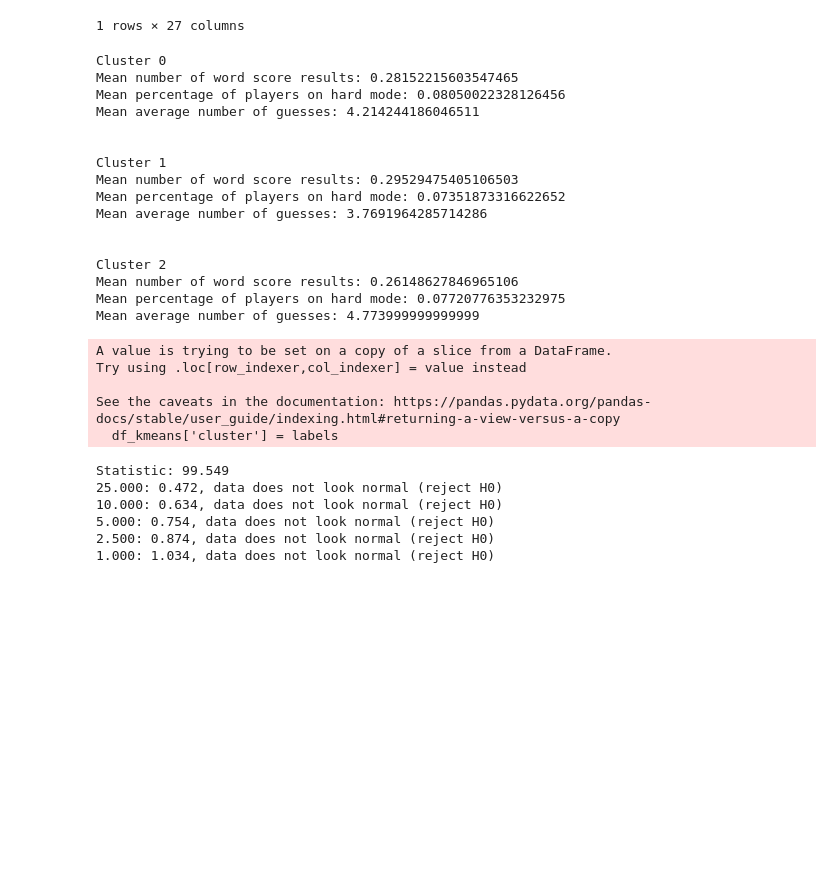
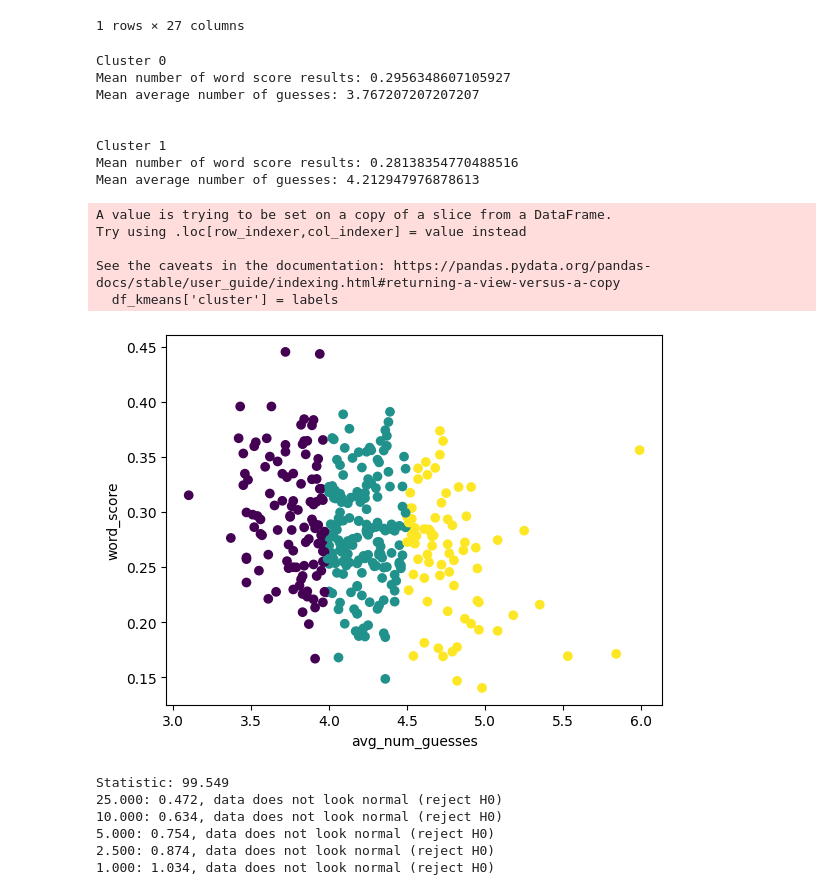
Before and after one commit to carlostbello/COMAP2023, a Jupyter notebook: src/test.ipynb, the cells around one changed output. Drawn from its saved outputs; the diff is of its cells as text; code cells hidden in the pictures; blank space fills up the shorter version.

```diff
--- a/src/test.ipynb
+++ b/src/test.ipynb
@@ -189,49 +183,46 @@ df[df["percent_hard"] > 0.5]
 # %%
 from sklearn.cluster import KMeans
 import matplotlib.dates as dates
-df_kmeans = df[["word_score", "avg_num_guesses", "percent_hard"]]
+df_kmeans = df[["word_score", "avg_num_guesses"]]
 
 kmeans = KMeans(n_clusters=3).fit(df_kmeans)
 
 # Predict the cluster labels for each data point
 labels = kmeans.predict(df_kmeans)
 
 # Add the cluster labels to the data
 df_kmeans['cluster'] = labels
 
 # Print the summary statistics for each cluster
-for i in range(3):
+for i in range(2):
     cluster_data = df_kmeans[df_kmeans['cluster'] == i]
     print('Cluster', i)
     print('Mean number of word score results:',
           cluster_data['word_score'].mean())
-    print('Mean percentage of players on hard mode:',
-          cluster_data['percent_hard'].mean())
     print('Mean average number of guesses:',
           cluster_data['avg_num_guesses'].mean())
     print('\n')
+
+plt.scatter(df_kmeans['avg_num_guesses'],
+            df_kmeans['word_score'], c=df_kmeans['cluster'])
+plt.xlabel('avg_num_guesses')
+plt.ylabel('word_score')
+plt.show()
 # %% [output]
 Cluster 0
-Mean number of word score results: 0.28152215603547465
-Mean percentage of players on hard mode: 0.08050022328126456
-Mean average number of guesses: 4.214244186046511
+Mean number of word score results: 0.2956348607105927
+Mean average number of guesses: 3.767207207207207
 
 
 Cluster 1
-Mean number of word score results: 0.29529475405106503
-Mean percentage of players on hard mode: 0.07351873316622652
-Mean average number of guesses: 3.7691964285714286
-
-
-Cluster 2
-Mean number of word score results: 0.26148627846965106
-Mean percentage of players on hard mode: 0.07720776353232975
-Mean average number of guesses: 4.773999999999999
+Mean number of word score results: 0.28138354770488516
+Mean average number of guesses: 4.212947976878613
 A value is trying to be set on a copy of a slice from a DataFrame.
 Try using .loc[row_indexer,col_indexer] = value instead
 
 See the caveats in the documentation: https://pandas.pydata.org/pandas-docs/stable/user_guide/indexing.html#returning-a-view-versus-a-copy
   df_kmeans['cluster'] = labels
+[figure, added]
 # %%
 from scipy import stats
 import numpy as np
```
Also changed, not shown: parts of 6 cells of this notebook.
